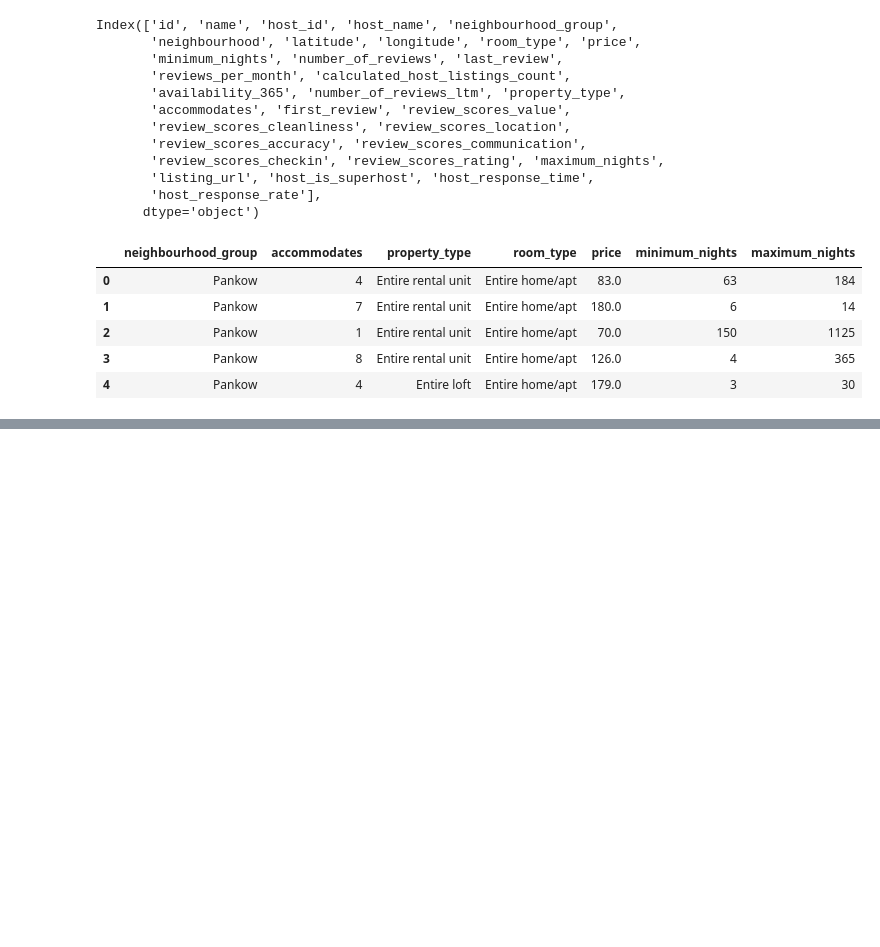
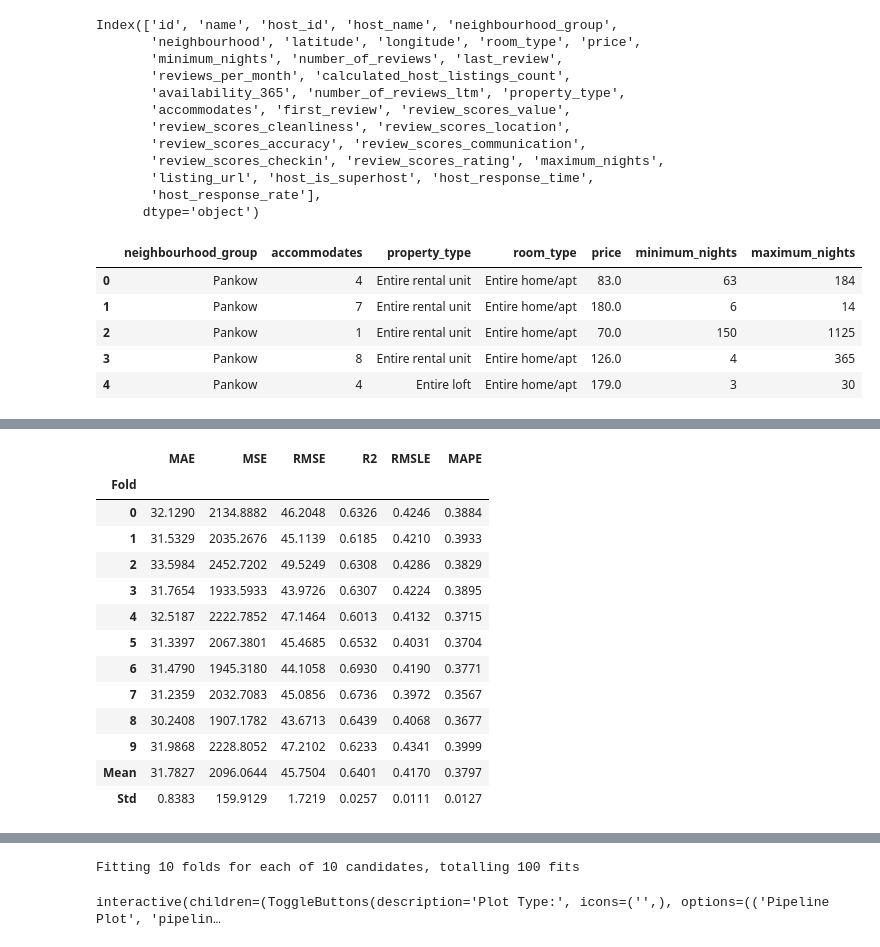
Before and after one commit to imjoseba/Berlin-airbn, a Jupyter notebook: berlin2.ipynb, the cells around one changed output, grey strips where cells are left out. Cells and saved outputs as stored; diff of their text form; code cells hidden in the pictures; blank space fills up the shorter version.

```diff
--- a/berlin2.ipynb
+++ b/berlin2.ipynb
@@ -125,0 +180,4 @@ save_model(final_lightgbm_best, "ml_airbnb")
+# %%
+# Tuning hyperparameters of the xgboost model
+tuned_xgboost = tune_model(xgboost)
+# %% [output]
@@ -125,0 +185,14 @@ save_model(final_lightgbm_best, "ml_airbnb")
+|  | MAE | MSE | RMSE | R2 | RMSLE | MAPE |
+| Fold |  |  |  |  |  |  |
+| 0 | 32.1290 | 2134.8882 | 46.2048 | 0.6326 | 0.4246 | 0.3884 |
+| 1 | 31.5329 | 2035.2676 | 45.1139 | 0.6185 | 0.4210 | 0.3933 |
+| 2 | 33.5984 | 2452.7202 | 49.5249 | 0.6308 | 0.4286 | 0.3829 |
+| 3 | 31.7654 | 1933.5933 | 43.9726 | 0.6307 | 0.4224 | 0.3895 |
+| 4 | 32.5187 | 2222.7852 | 47.1464 | 0.6013 | 0.4132 | 0.3715 |
+| 5 | 31.3397 | 2067.3801 | 45.4685 | 0.6532 | 0.4031 | 0.3704 |
+| 6 | 31.4790 | 1945.3180 | 44.1058 | 0.6930 | 0.4190 | 0.3771 |
+| 7 | 31.2359 | 2032.7083 | 45.0856 | 0.6736 | 0.3972 | 0.3567 |
+| 8 | 30.2408 | 1907.1782 | 43.6713 | 0.6439 | 0.4068 | 0.3677 |
+| 9 | 31.9868 | 2228.8052 | 47.2102 | 0.6233 | 0.4341 | 0.3999 |
+| Mean | 31.7827 | 2096.0644 | 45.7504 | 0.6401 | 0.4170 | 0.3797 |
+| Std | 0.8383 | 159.9129 | 1.7219 | 0.0257 | 0.0111 | 0.0127 |
@@ -125,0 +200,6 @@ save_model(final_lightgbm_best, "ml_airbnb")
+Fitting 10 folds for each of 10 candidates, totalling 100 fits
+# %%
+# Evaluating the performance of the tuned xgboost model
+evaluate_model(tuned_xgboost)
+# %% [output]
+interactive(children=(ToggleButtons(description='Plot Type:', icons=('',), options=(('Pipeline Plot', 'pipelin…
```
Also changed, not shown: parts of 17 cells of this notebook, 2 other files.
